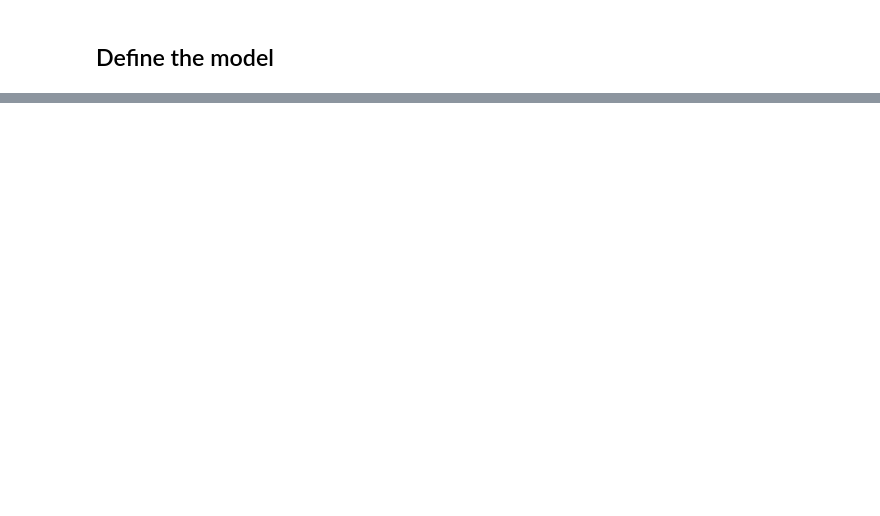
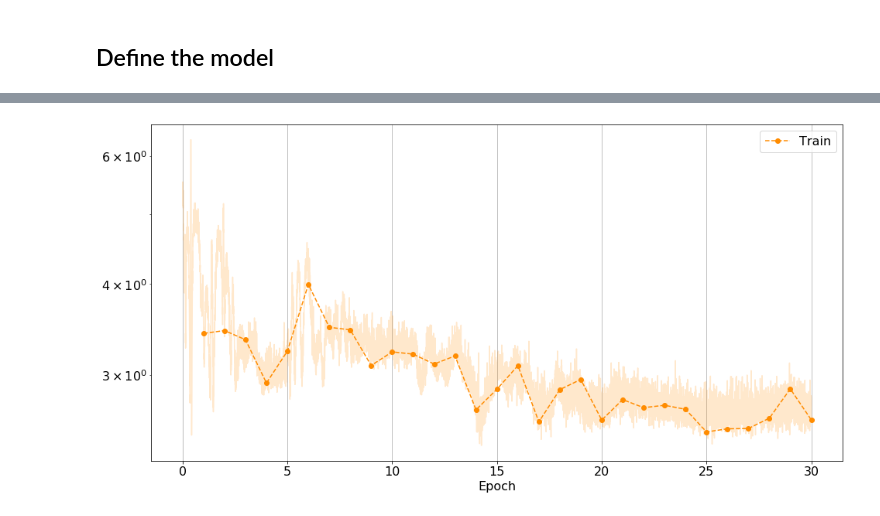
Before and after one commit to ocerri/ParticleBasedAnomalyDetection, a Jupyter notebook: interactionAE/iAE_v0.ipynb, the cells around one changed output, grey strips where cells are left out. Cells and saved outputs as stored; diff of their text form; code cells hidden in the pictures; blank space fills up the shorter version.

Commit message:
First trained particle autoencoder

```diff
--- a/interactionAE/iAE_v0.ipynb
+++ b/interactionAE/iAE_v0.ipynb
@@ -43,5 +43,5 @@ class Dataset(data.Dataset):
 dataset = {}
 # Use to do validation split
 # torch.utils.data.random_split(dataset, lengths)
-dataset['train'] = Dataset()
+dataset['train'] = Dataset(['Zll'])
 # %% [output]
@@ -158,0 +230,2 @@ class AEGraphNet(nn.Module):
+# %%
+criterion = nn.L1Loss()
@@ -158,0 +234,19 @@ class AEGraphNet(nn.Module):
+# %%
+training_params = {'batch_size': 128,
+                   'shuffle': True,
+                   'num_workers': 0
+                  }
+
+max_epochs = 30
+# %%
+optimizer = torch.optim.Adam(model.parameters(), lr=1e-3)
+
+from torch.optim.lr_scheduler import ReduceLROnPlateau
+scheduler = ReduceLROnPlateau(optimizer,
+                              mode='min',
+                              factor=0.2,
+                              patience=3,
+                              verbose=1,
+                              threshold=1e-4,
+                              cooldown=2
+                             )
@@ -158,0 +305,23 @@ class AEGraphNet(nn.Module):
+# %%
+matplotlib.rcParams.update({'font.size': 16})
+
+f = plt.figure(figsize=(16,8))
+
+train_loss_flat = train_loss.flatten()
+x = np.arange(1, train_loss_flat.shape[0]+1) * float(train_loss.shape[0])/train_loss_flat.shape[0]
+plt.plot(x, train_loss_flat, '-', alpha=0.2, color='darkorange')
+
+x = np.arange(1, train_loss.shape[0]+1)
+plt.plot(x, train_loss[:,-1], 'o--', label='Train', color='darkorange')
+
+plt.xlabel('Epoch')
+plt.grid()
+plt.legend(loc='best')
+plt.yscale('log')
+# f.savefig('plots/TrainingHistory_VAE_all-in-one_v'+VAEversion+'.png')
+
+# f = open('TrainingHistory_VAE_all-in-one_v'+VAEversion+'.pkl', 'w')
+# pickle.dump(fit_report.history, f, pickle.HIGHEST_PROTOCOL)
+# f.close()
+# %% [output]
+[figure, added]
```
Also changed, not shown: parts of 10 cells of this notebook, 8 other files.
